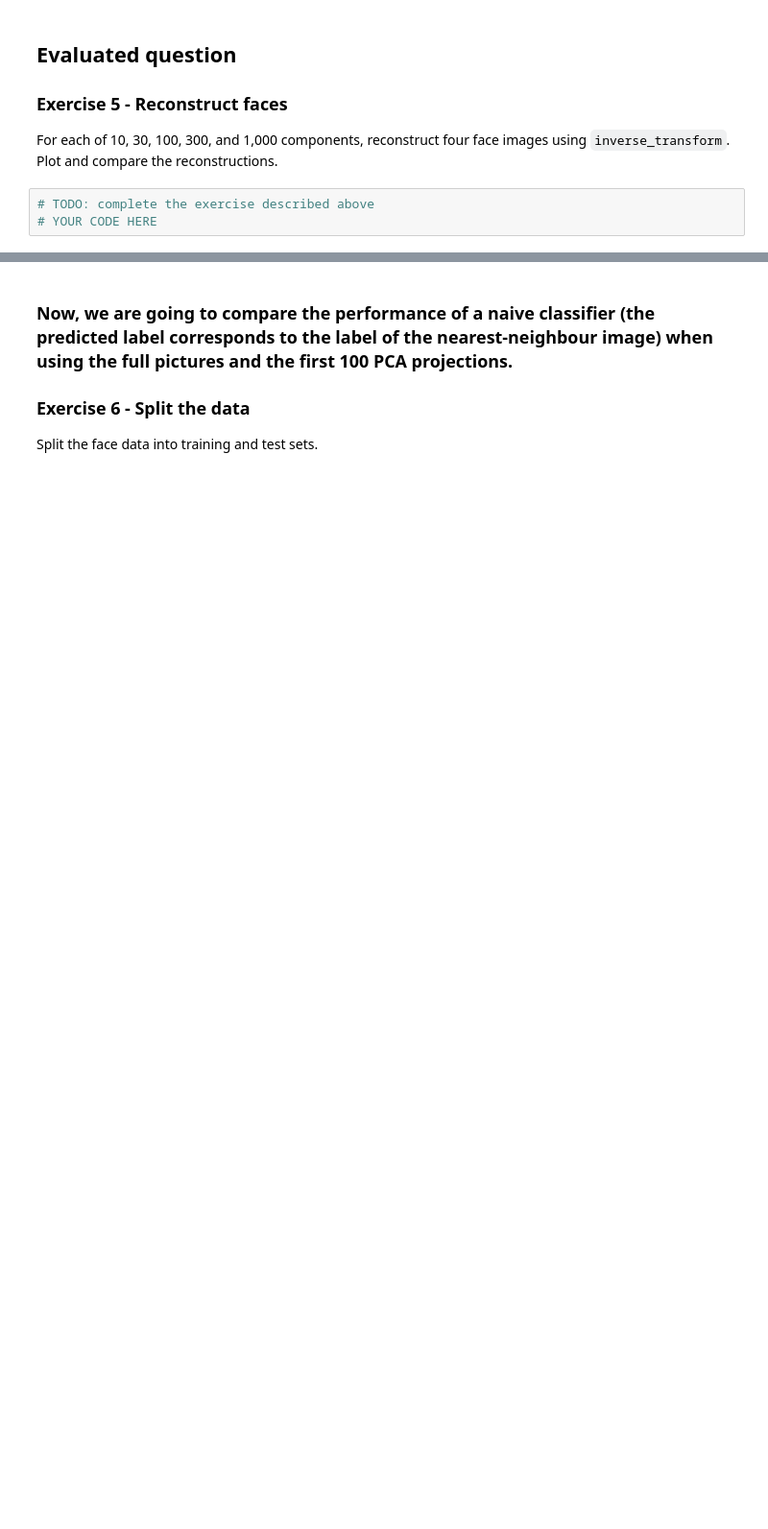
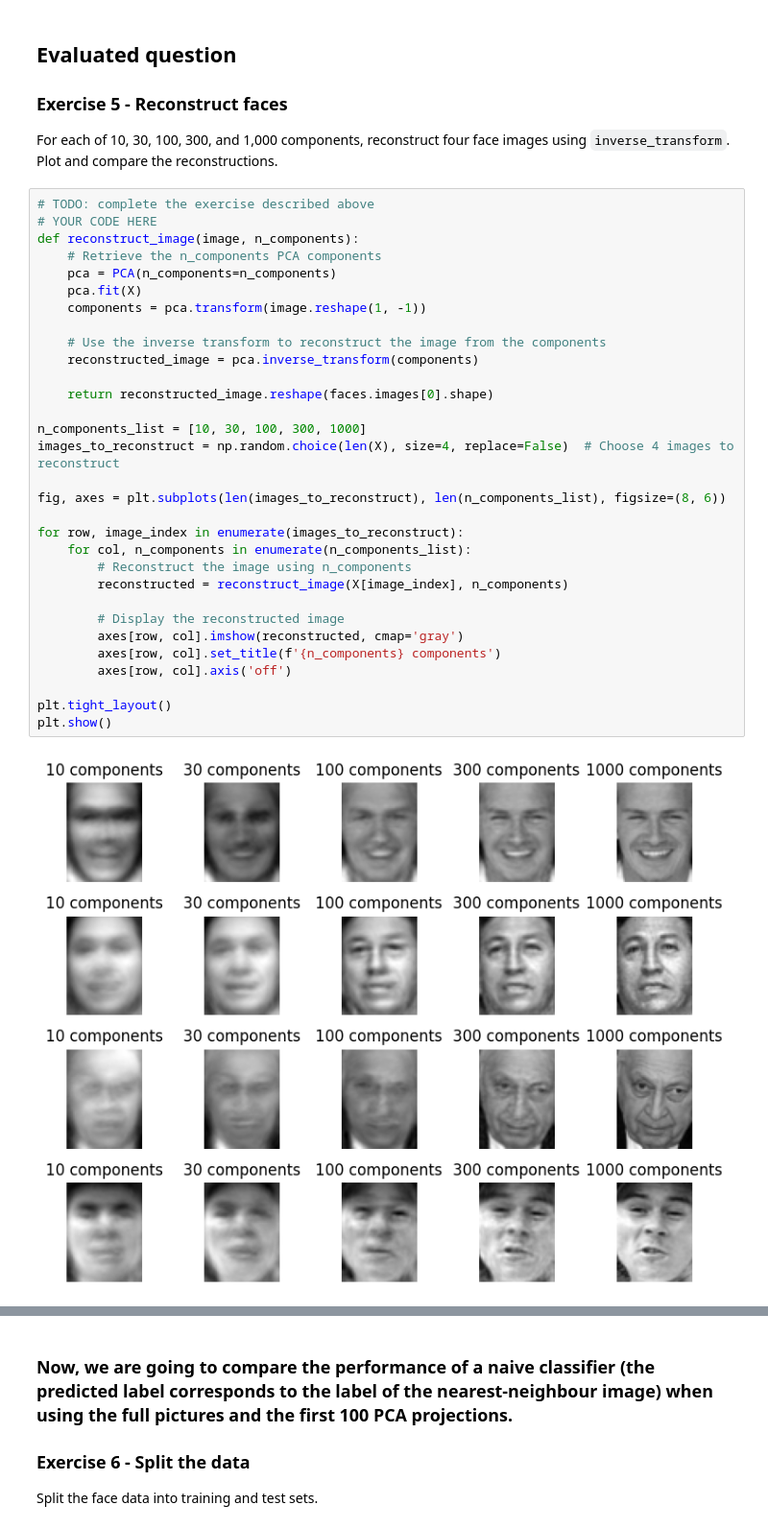
Before and after one commit to SchaferL/FundamentalLearningEPFL, a Jupyter notebook: TP10/unsupervised_learning_PCA.ipynb, the cells around one changed output, grey strips where cells are left out. Shown at 96% size. Drawn from its saved outputs; the diff is of its cells as text; blank space fills up the shorter version.

```diff
--- a/TP10/unsupervised_learning_PCA.ipynb
+++ b/TP10/unsupervised_learning_PCA.ipynb
@@ -193,6 +291,36 @@ Plot the cumulative explained variance. From the plot, estimate how many compone
 ### Exercise 5 - Reconstruct faces
 
 For each of 10, 30, 100, 300, and 1,000 components, reconstruct four face images using `inverse_transform`. Plot and compare the reconstructions.
-# %%
-# TODO: complete the exercise described above
-# YOUR CODE HERE
+# %%
+# TODO: complete the exercise described above
+# YOUR CODE HERE
+def reconstruct_image(image, n_components):
+    # Retrieve the n_components PCA components
+    pca = PCA(n_components=n_components)
+    pca.fit(X)
+    components = pca.transform(image.reshape(1, -1))
+
+    # Use the inverse transform to reconstruct the image from the components
+    reconstructed_image = pca.inverse_transform(components)
+
+    return reconstructed_image.reshape(faces.images[0].shape)
+
+n_components_list = [10, 30, 100, 300, 1000]
+images_to_reconstruct = np.random.choice(len(X), size=4, replace=False)  # Choose 4 images to reconstruct
+
+fig, axes = plt.subplots(len(images_to_reconstruct), len(n_components_list), figsize=(8, 6))
+
+for row, image_index in enumerate(images_to_reconstruct):
+    for col, n_components in enumerate(n_components_list):
+        # Reconstruct the image using n_components
+        reconstructed = reconstruct_image(X[image_index], n_components)
+
+        # Display the reconstructed image
+        axes[row, col].imshow(reconstructed, cmap='gray')
+        axes[row, col].set_title(f'{n_components} components')
+        axes[row, col].axis('off')
+
+plt.tight_layout()
+plt.show()
+# %% [output]
+[figure, added]
```
Also changed, not shown: parts of 33 cells of this notebook.
